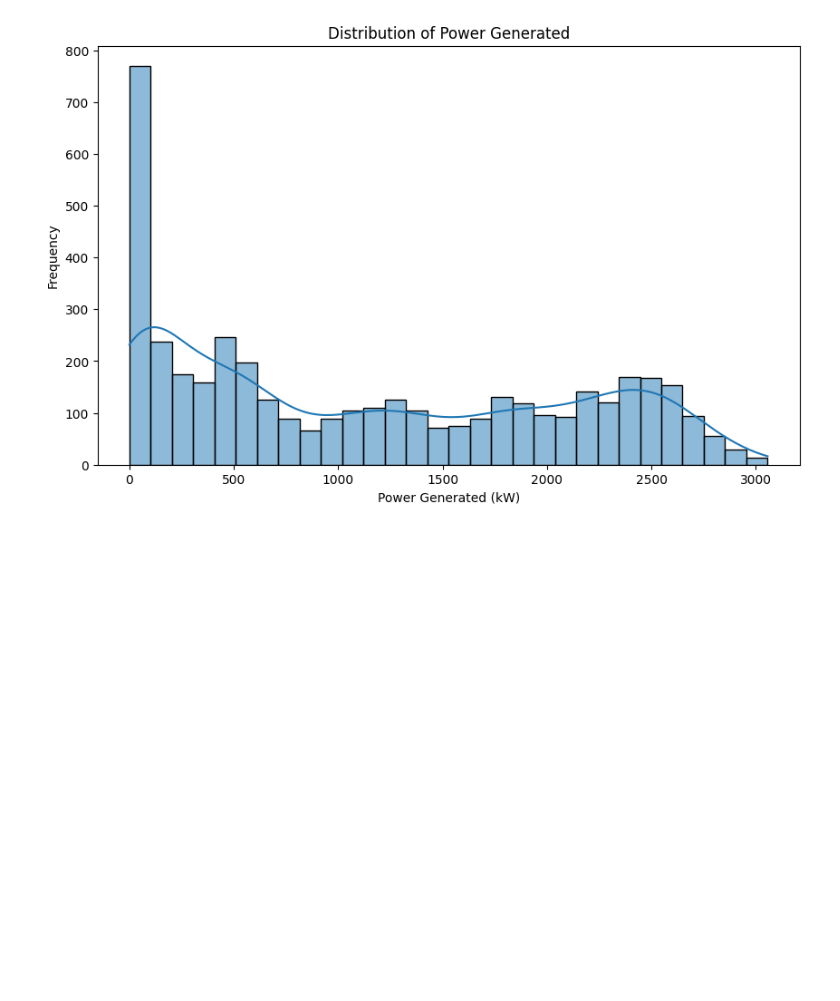
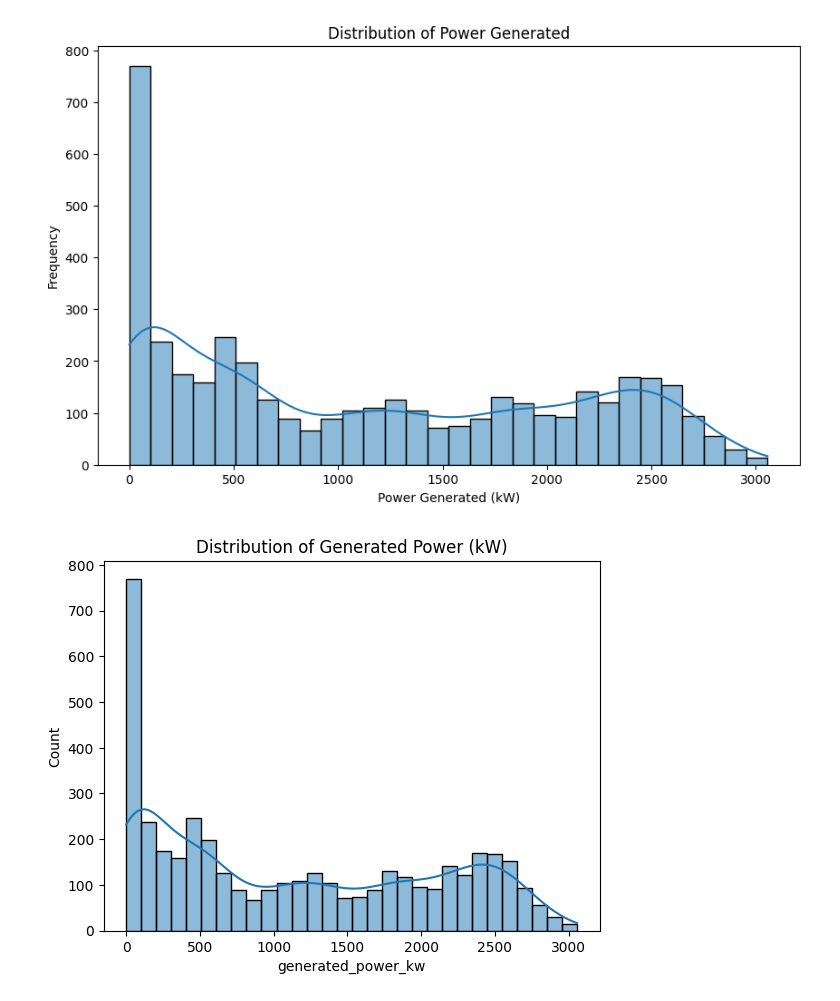
Before and after one commit to Raj-Shriwastav/Solar-Power-Prediction, a Jupyter notebook: Solar_Power_Prediction.ipynb, the cells around one changed output. Saved outputs shown, nothing was run; the diff lists cells and outputs as text; code cells hidden in the pictures; blank space fills up the shorter version.

```diff
--- a/Solar_Power_Prediction.ipynb
+++ b/Solar_Power_Prediction.ipynb
@@ -152,3 +152,9 @@ plt.title("Distribution of Power Generated")
 plt.show()
 # %% [output]
 [figure]
+# %%
+sns.histplot(df['generated_power_kw'], kde=True, bins=30)
+plt.title('Distribution of Generated Power (kW)')
+plt.show()
+# %% [output]
+[figure, added]
```
Also changed, not shown: parts of 6 cells of this notebook.
